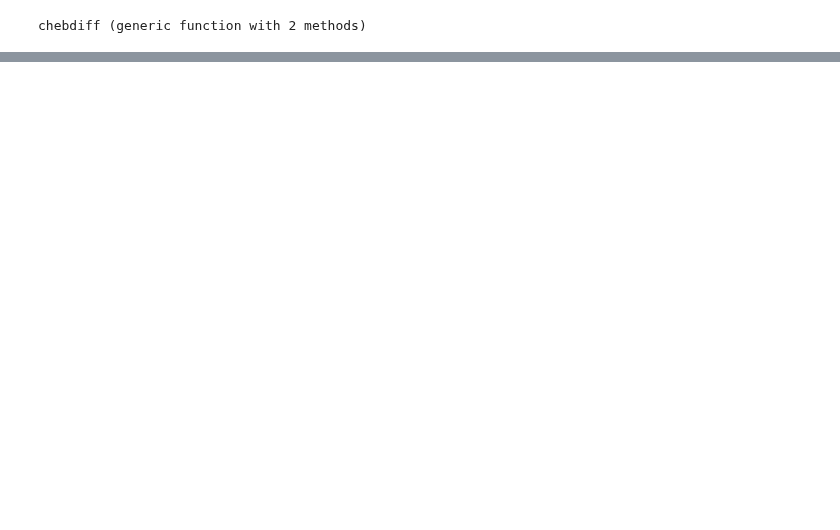
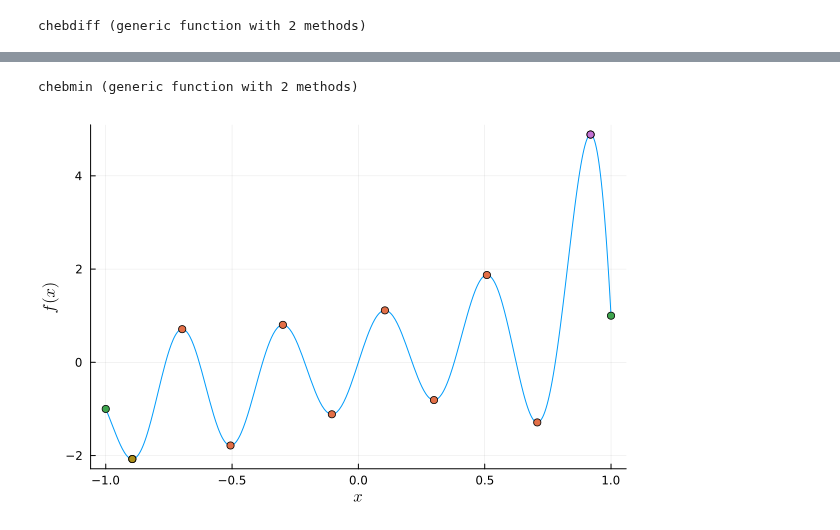
Before and after one commit to tak-lab/rigorous_numerics_tutorial_julia, a Jupyter notebook: Chebminmax.ipynb, the cells around one changed output, grey strips where cells are left out. Saved outputs shown, nothing was run; the diff lists cells and outputs as text; code cells hidden in the pictures; blank space fills up the shorter version.

```diff
--- a/Chebminmax.ipynb
+++ b/Chebminmax.ipynb
@@ -190,0 +255,20 @@ scatter!(x,f.(x))
+# %%
+function chebmin(ia, I=[-1,1]) # Input is two-sided Chebyshev
+    M = length(ia)
+    ib = chebdiff(ia)
+    ix = chebroots(ib)
+    k = 0:M-1
+    fxc = cos.(interval(Vector(k))' .* acos.(ix)) * ia
+    ep = endpoints_of_cheb(ia)
+    fvals = [ep[1];fxc[1:end];ep[2]]
+    ix = [interval(-1);ix;interval(1)]
+    ind = findall(isequal_interval.(fvals,minimum(fvals)))
+    return ix[ind], fvals[ind]
+end
+# %% [output]
+chebmin (generic function with 2 methods)
+# %%
+xmin, fmin = chebmin(ia)
+scatter!(mid.(xmin),mid.(fmin),legend=false,xlabel="\$x\$",ylabel="\$f(x)\$",)
+# %% [output]
+[figure, added]
```
Also changed, not shown: parts of 33 cells of this notebook, 21 other files.
